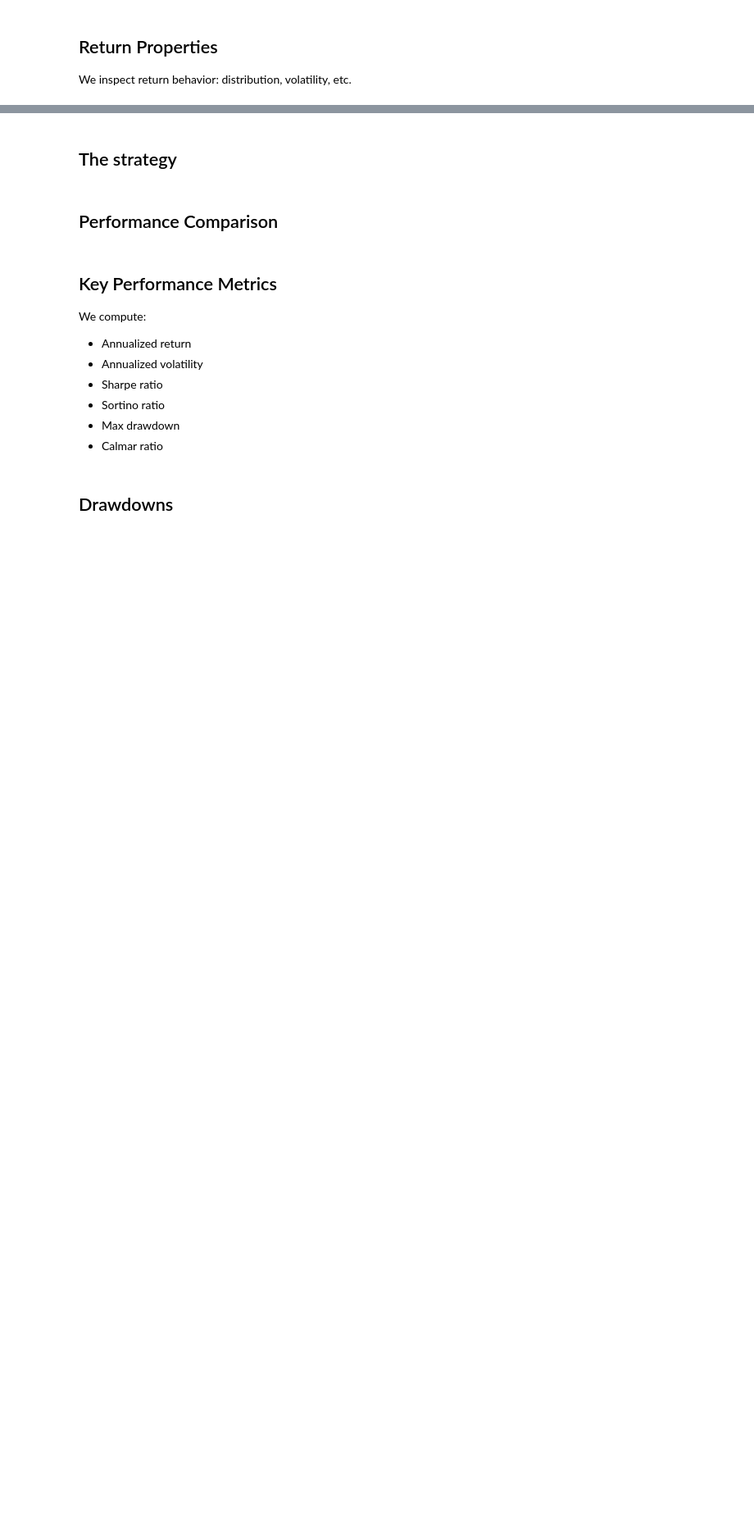
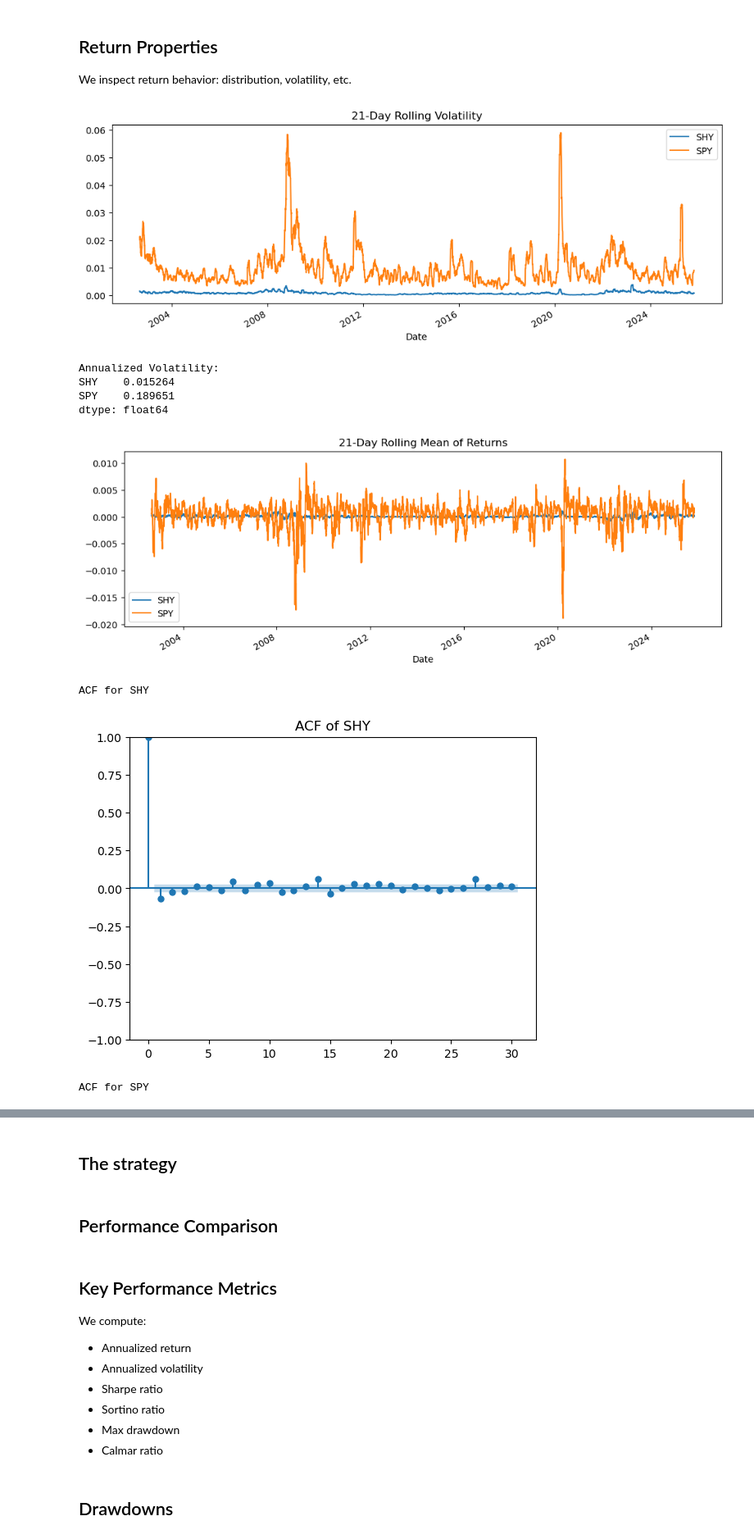
Before and after one commit to melted-cheese-enjoyer/Research-Methodology, a Jupyter notebook: notebooks/portfolio_strategy.ipynb, the cells around one changed output, grey strips where cells are left out. Shown at 82% size. Drawn from its saved outputs; the diff is of its cells as text; code cells hidden in the pictures; blank space fills up the shorter version.

```diff
--- a/notebooks/portfolio_strategy.ipynb
+++ b/notebooks/portfolio_strategy.ipynb
@@ -102,10 +123,67 @@ returns.head()
 ## Return Properties
 We inspect return behavior: distribution, volatility, etc.
 # %%
-returns.plot(figsize=(12,4), title="Daily Returns")
-plt.show()
-
-# Rolling volatility example
+# Rolling volatility (21-day)
 roll_vol = returns.rolling(21).std()
 roll_vol.plot(figsize=(12,4), title="21-Day Rolling Volatility")
 plt.show()
+
+# Annualized volatility
+ann_vol = returns.std() * np.sqrt(252)
+print("Annualized Volatility:")
+print(ann_vol)
+
+# Rolling mean (21-day)
+roll_mean = returns.rolling(21).mean()
+roll_mean.plot(figsize=(12,4), title="21-Day Rolling Mean of Returns")
+plt.show()
+
+# Autocorrelation plot
+import statsmodels.api as sm
+for col in returns.columns:
+    print(f"ACF for {col}")
+    sm.graphics.tsa.plot_acf(returns[col].dropna(), lags=30, title=f"ACF of {col}")
+    plt.show()
+
+# Autocorrelation of squared returns
+for col in returns.columns:
+    print(f"ACF of squared returns for {col}")
+    sm.graphics.tsa.plot_acf((returns[col].dropna()**2), lags=30, title=f"Squared Return ACF for {col}")
+    plt.show()
+
+# Skewness and Kurtosis
+from scipy.stats import skew, kurtosis
+print("Skewness:")
+print(returns.apply(skew))
+print("Kurtosis:")
+print(returns.apply(kurtosis))
+
+# Correlation matrix between SPY and SHY
+print("Correlation matrix:")
+print(returns.corr())
+
+# Frequency of jumps
+jumps = (np.abs(returns) > 0.10)
+jump_freq_per_asset = jumps.mean()
+print("Jump frequency per asset:")
+print(jump_freq_per_asset)
+jump_days_global = jumps.any(axis=1)
+print("Global jump days:")
+print(jump_days_global[jump_days_global].index)
+
+# Max drawdown calculation
+cum = (1 + returns).cumprod()
+running_max = cum.cummax()
+drawdown = (cum - running_max) / running_max
+drawdown.plot(figsize=(12,4), title="Drawdown (SPY & SHY)")
+plt.show()
+# %% [output]
+[figure, added]
+Annualized Volatility:
+SHY    0.015264
+SPY    0.189651
+dtype: float64
+[figure, added]
+ACF for SHY
+[figure, added]
+ACF for SPY
```
Also changed, not shown: parts of 7 cells of this notebook, 1 other file.
